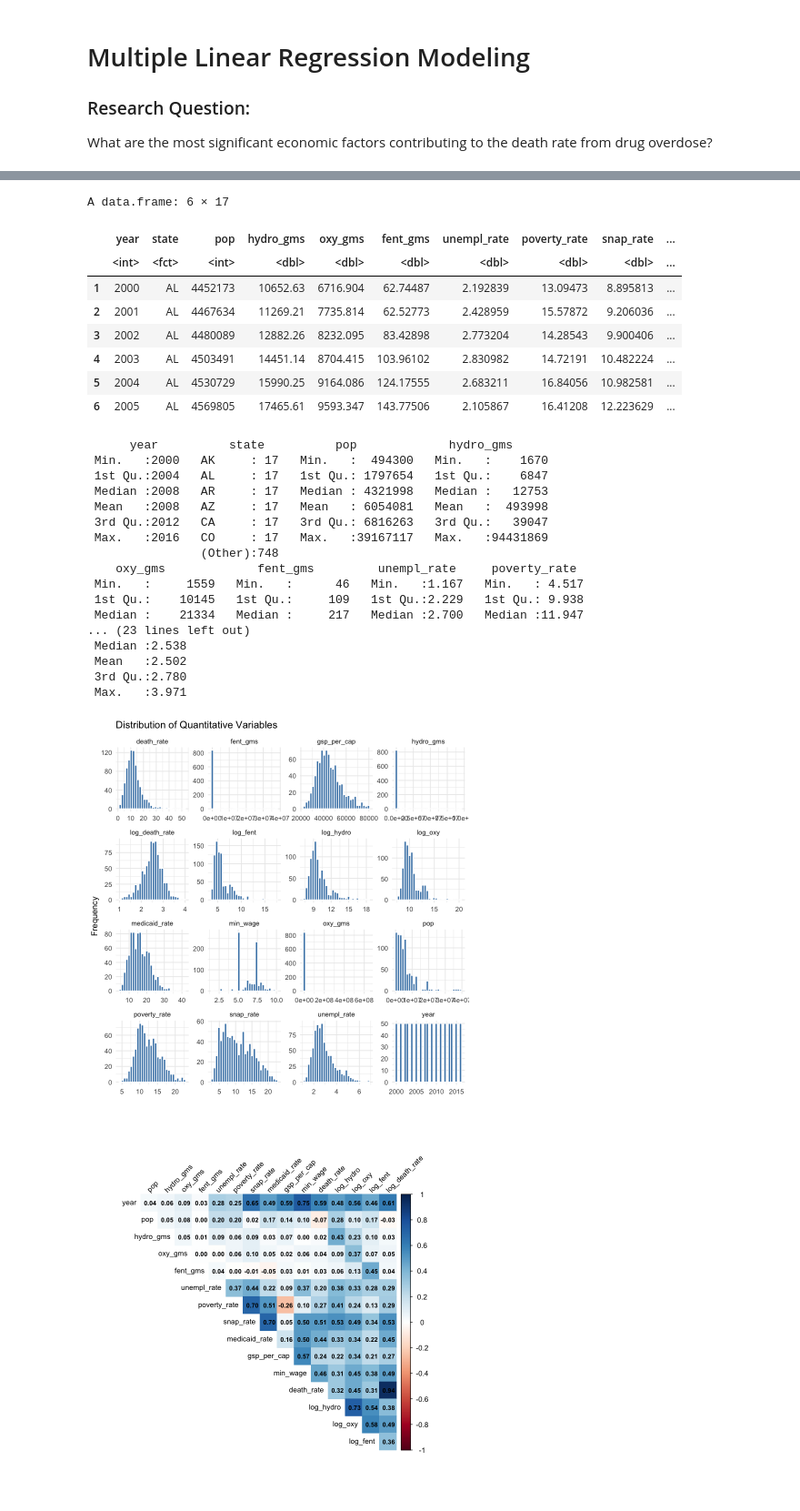
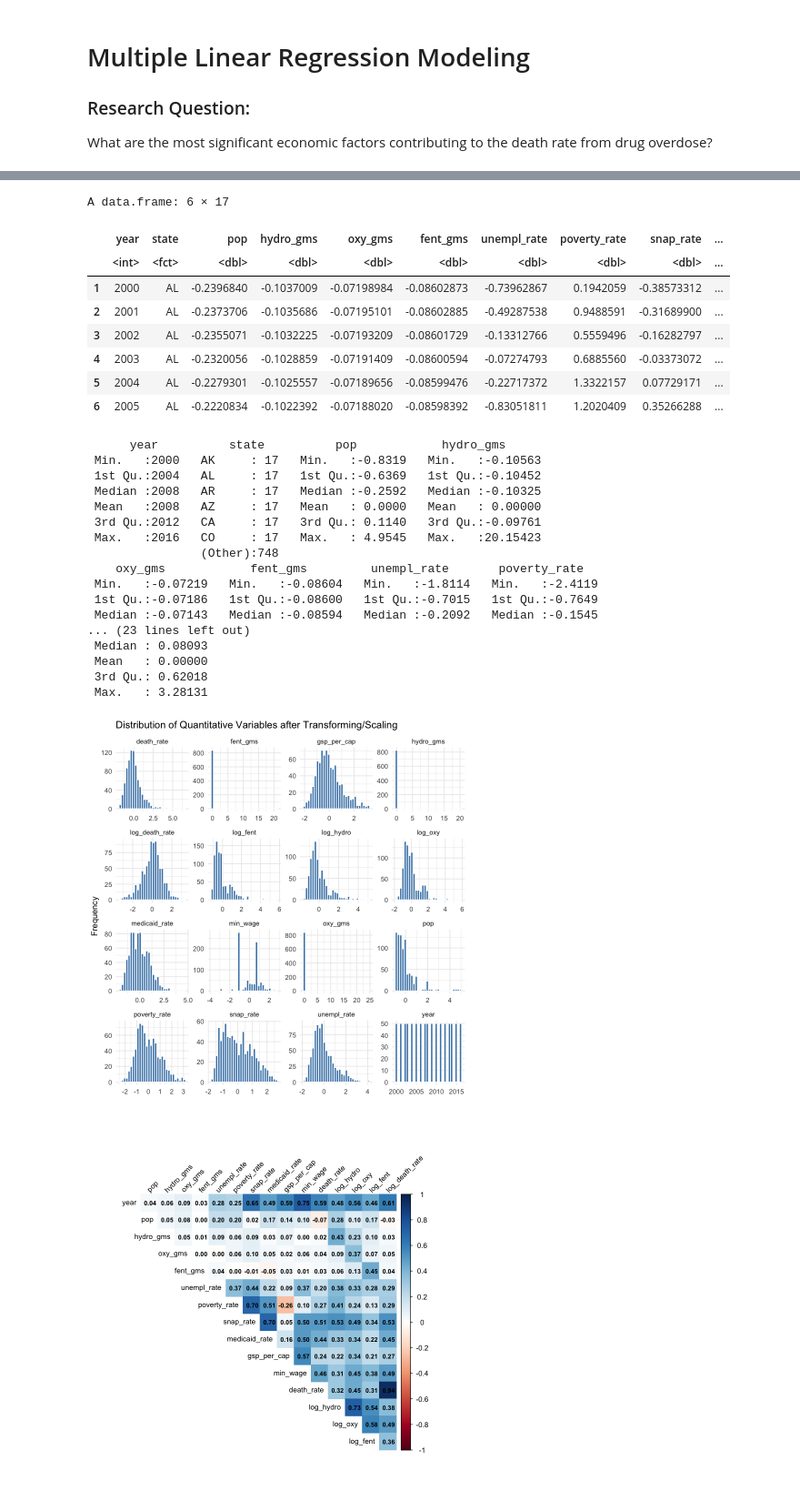
Before and after one commit to amberteetsel/opioid-crisis, a Jupyter notebook: src/mlr.ipynb, the cells around one changed output, grey strips where cells are left out. Shown at 91% size. Drawn from its saved outputs; the diff is of its cells as text; code cells hidden in the pictures.

Commit message:
Tested and rejected MLR models, re-cleaned data to try Negative Binomial

```diff
--- a/src/mlr.ipynb
+++ b/src/mlr.ipynb
@@ -16,52 +27,52 @@ library(car)
 # %%
 # Load Data
-df <- read.csv(here("data", "death_rate.csv"))
+df <- read.csv(here("data", "death_rate_scaled.csv"))
 df$state <- as.factor(df$state)
 head(df)
 summary(df)
 # %% [output]
 A data.frame: 6 × 17
 |  | year | state | pop | hydro_gms | oxy_gms | fent_gms | unempl_rate | poverty_rate | snap_rate | ... |
-|  | <int> | <fct> | <int> | <dbl> | <dbl> | <dbl> | <dbl> | <dbl> | <dbl> | ... |
-| 1 | 2000 | AL | 4452173 | 10652.63 | 6716.904 | 62.74487 | 2.192839 | 13.09473 | 8.895813 | ... |
-| 2 | 2001 | AL | 4467634 | 11269.21 | 7735.814 | 62.52773 | 2.428959 | 15.57872 | 9.206036 | ... |
-| 3 | 2002 | AL | 4480089 | 12882.26 | 8232.095 | 83.42898 | 2.773204 | 14.28543 | 9.900406 | ... |
-| 4 | 2003 | AL | 4503491 | 14451.14 | 8704.415 | 103.96102 | 2.830982 | 14.72191 | 10.482224 | ... |
-| 5 | 2004 | AL | 4530729 | 15990.25 | 9164.086 | 124.17555 | 2.683211 | 16.84056 | 10.982581 | ... |
-| 6 | 2005 | AL | 4569805 | 17465.61 | 9593.347 | 143.77506 | 2.105867 | 16.41208 | 12.223629 | ... |
+|  | <int> | <fct> | <dbl> | <dbl> | <dbl> | <dbl> | <dbl> | <dbl> | <dbl> | ... |
+| 1 | 2000 | AL | -0.2396840 | -0.1037009 | -0.07198984 | -0.08602873 | -0.73962867 | 0.1942059 | -0.38573312 | ... |
+| 2 | 2001 | AL | -0.2373706 | -0.1035686 | -0.07195101 | -0.08602885 | -0.49287538 | 0.9488591 | -0.31689900 | ... |
+| 3 | 2002 | AL | -0.2355071 | -0.1032225 | -0.07193209 | -0.08601729 | -0.13312766 | 0.5559496 | -0.16282797 | ... |
+| 4 | 2003 | AL | -0.2320056 | -0.1028859 | -0.07191409 | -0.08600594 | -0.07274793 | 0.6885560 | -0.03373072 | ... |
+| 5 | 2004 | AL | -0.2279301 | -0.1025557 | -0.07189656 | -0.08599476 | -0.22717372 | 1.3322157 | 0.07729171 | ... |
+| 6 | 2005 | AL | -0.2220834 | -0.1022392 | -0.07188020 | -0.08598392 | -0.83051811 | 1.2020409 | 0.35266288 | ... |
-      year          state          pop             hydro_gms
- Min.   :2000   AK     : 17   Min.   :  494300   Min.   :    1670
- 1st Qu.:2004   AL     : 17   1st Qu.: 1797654   1st Qu.:    6847
- Median :2008   AR     : 17   Median : 4321998   Median :   12753
- Mean   :2008   AZ     : 17   Mean   : 6054081   Mean   :  493998
- 3rd Qu.:2012   CA     : 17   3rd Qu.: 6816263   3rd Qu.:   39047
- Max.   :2016   CO     : 17   Max.   :39167117   Max.   :94431869
+      year          state          pop            hydro_gms
+ Min.   :2000   AK     : 17   Min.   :-0.8319   Min.   :-0.10563
+ 1st Qu.:2004   AL     : 17   1st Qu.:-0.6369   1st Qu.:-0.10452
+ Median :2008   AR     : 17   Median :-0.2592   Median :-0.10325
+ Mean   :2008   AZ     : 17   Mean   : 0.0000   Mean   : 0.00000
+ 3rd Qu.:2012   CA     : 17   3rd Qu.: 0.1140   3rd Qu.:-0.09761
+ Max.   :2016   CO     : 17   Max.   : 4.9545   Max.   :20.15423
                 (Other):748
-    oxy_gms             fent_gms         unempl_rate     poverty_rate
- Min.   :     1559   Min.   :      46   Min.   :1.167   Min.   : 4.517
- 1st Qu.:    10145   1st Qu.:     109   1st Qu.:2.229   1st Qu.: 9.938
- Median :    21334   Median :     217   Median :2.700   Median :11.947
+    oxy_gms            fent_gms         unempl_rate       poverty_rate
+ Min.   :-0.07219   Min.   :-0.08604   Min.   :-1.8114   Min.   :-2.4119
+ 1st Qu.:-0.07186   1st Qu.:-0.08600   1st Qu.:-0.7015   1st Qu.:-0.7649
+ Median :-0.07143   Median :-0.08594   Median :-0.2092   Median :-0.1545
 ... (23 lines left out)
- Median :2.538
- Mean   :2.502
- 3rd Qu.:2.780
- Max.   :3.971
+ Median : 0.08093
+ Mean   : 0.00000
+ 3rd Qu.: 0.62018
+ Max.   : 3.28131
 # %%
 # Histograms for Numeric Variables
 df |>
   select(where(is.numeric)) |>
   pivot_longer(cols = everything(),
                names_to = "variable",
                values_to = "value") |>
   ggplot(aes(x = value)) +
   geom_histogram(bins = 30, fill = "steelblue", color = "white") +
   facet_wrap(~variable, scales = "free") +
   theme_minimal() +
-  labs(title = "Distribution of Quantitative Variables",
+  labs(title = "Distribution of Quantitative Variables after Transforming/Scaling",
        x = NULL,
        y = "Frequency")
 # %% [output]
-[figure, old version]
+[figure, new version]
 # %%
 # Correlation Plot
 cor_matrix <- df |>
```
Also changed, not shown: parts of 14 cells of this notebook, 4 other files.
